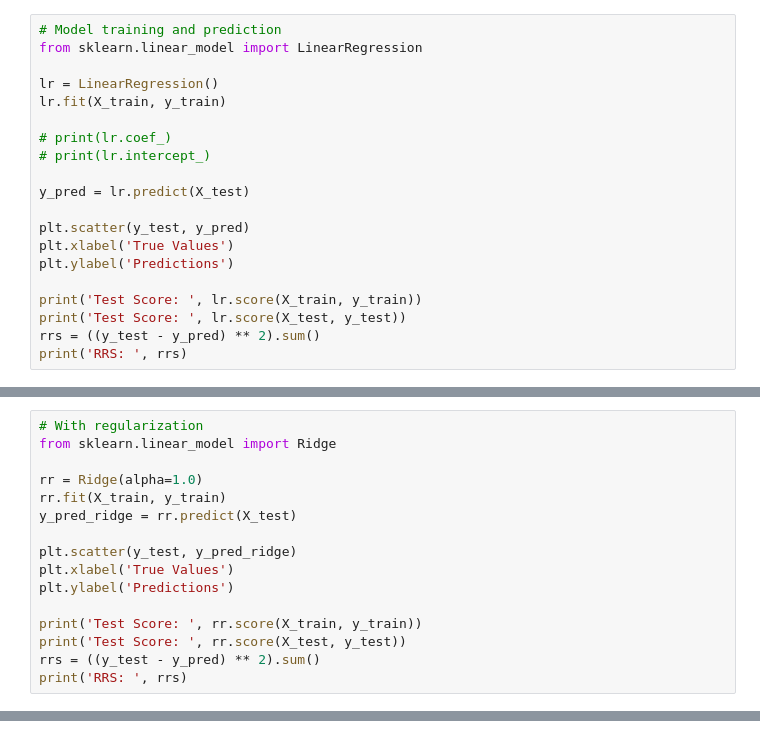
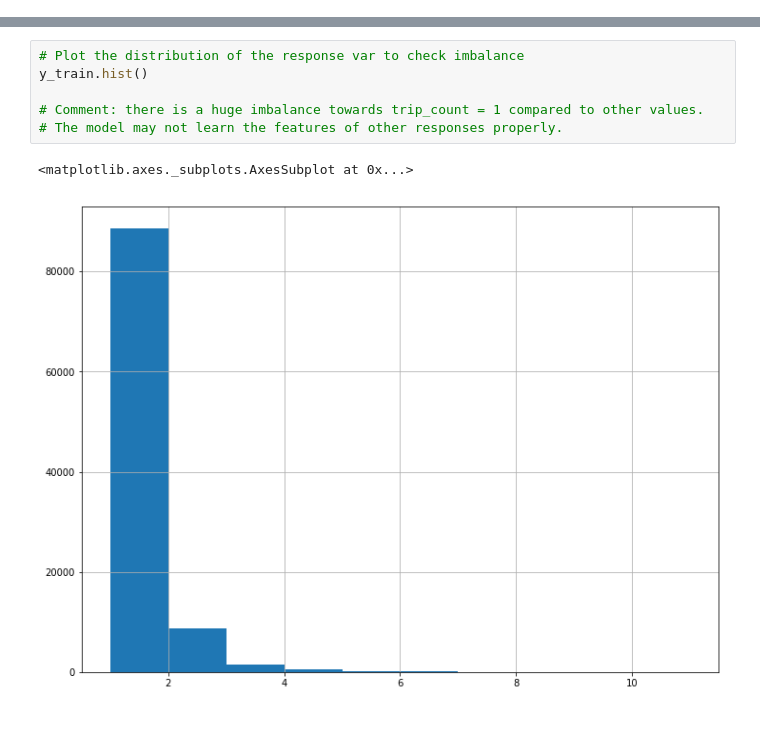
Before and after one commit to beomjundc/datax_bikeshare, a Jupyter notebook: model/prediction_trip_count.ipynb, the cells around one changed output, grey strips where cells are left out. Drawn from its saved outputs; the diff is of its cells as text.

```diff
--- a/model/prediction_trip_count.ipynb
+++ b/model/prediction_trip_count.ipynb
@@ -118,20 +173,0 @@ Number of samples in test data: 24901
-# %%
-# Model training and prediction
-from sklearn.linear_model import LinearRegression
-
-lr = LinearRegression()
-lr.fit(X_train, y_train)
-
-# print(lr.coef_)
-# print(lr.intercept_)
-
-y_pred = lr.predict(X_test)
-
-plt.scatter(y_test, y_pred)
-plt.xlabel('True Values')
-plt.ylabel('Predictions')
-
-print('Test Score: ', lr.score(X_train, y_train))
-print('Test Score: ', lr.score(X_test, y_test))
-rrs = ((y_test - y_pred) ** 2).sum()
-print('RRS: ', rrs)
@@ -143,16 +173,0 @@ RRS:  5928.180761024356
-# %%
-# With regularization
-from sklearn.linear_model import Ridge
-
-rr = Ridge(alpha=1.0)
-rr.fit(X_train, y_train)
-y_pred_ridge = rr.predict(X_test)
-
-plt.scatter(y_test, y_pred_ridge)
-plt.xlabel('True Values')
-plt.ylabel('Predictions')
-
-print('Test Score: ', rr.score(X_train, y_train))
-print('Test Score: ', rr.score(X_test, y_test))
-rrs = ((y_test - y_pred) ** 2).sum()
-print('RRS: ', rrs)
@@ -163,0 +174,9 @@ RRS:  5928.180761024356
+# %%
+# Plot the distribution of the response var to check imbalance
+y_train.hist()
+
+# Comment: there is a huge imbalance towards trip_count = 1 compared to other values.
+# The model may not learn the features of other responses properly.
+# %% [output]
+<matplotlib.axes._subplots.AxesSubplot at 0x...>
+[figure, added]
```
Also changed, not shown: parts of 24 cells of this notebook, 1 other file.
